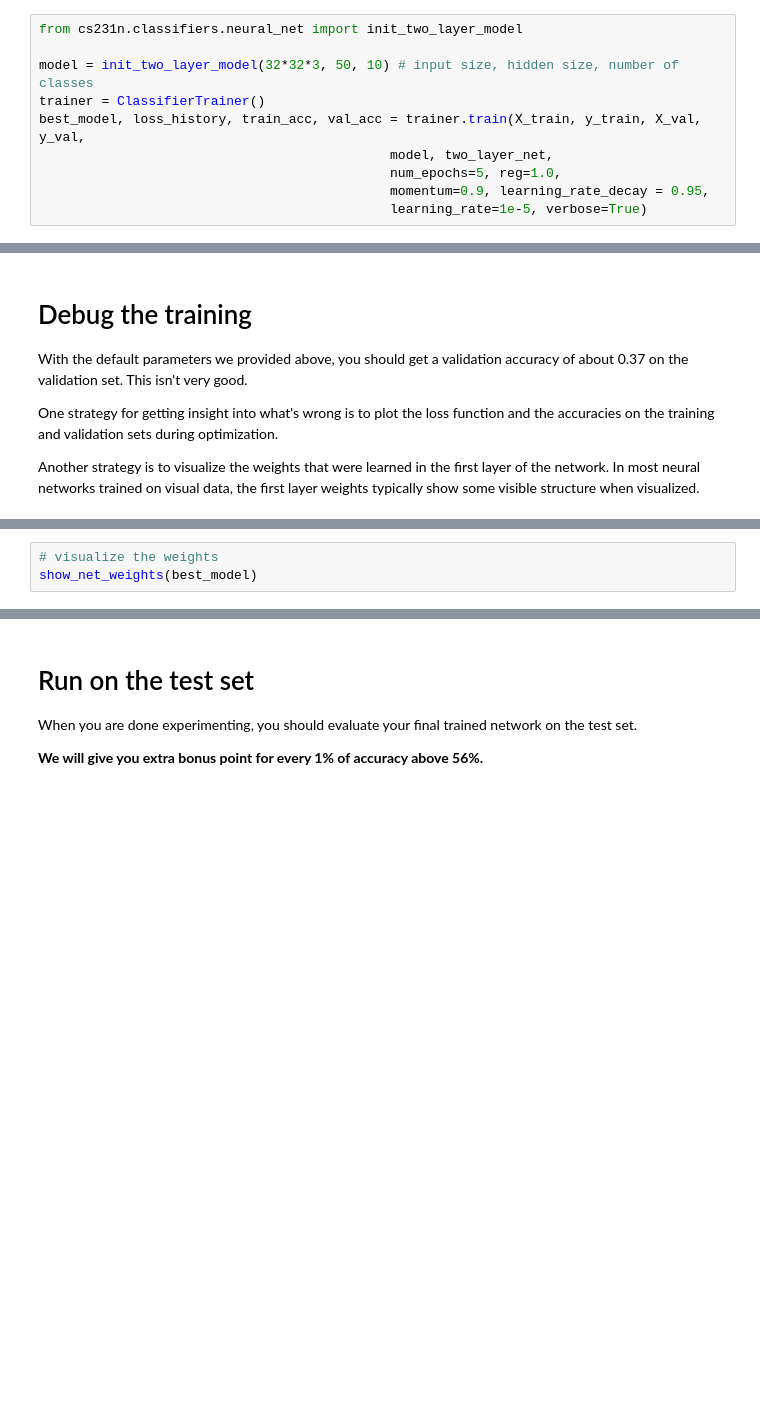
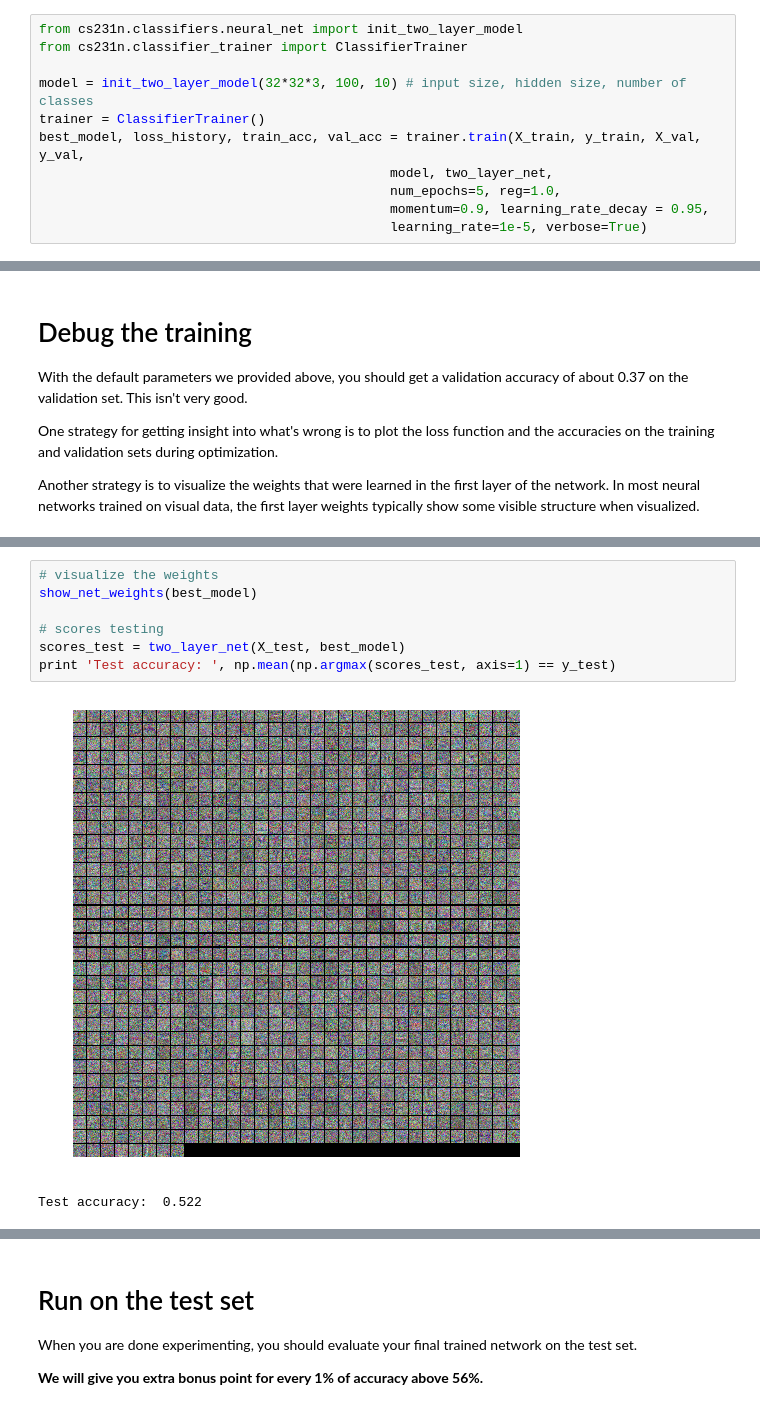
Before and after one commit to hexiang-hu/cs231n-practice, a Jupyter notebook: hw2/two_layer_net.ipynb, the cells around one changed output, grey strips where cells are left out. Saved outputs shown, nothing was run; the diff lists cells and outputs as text; blank space fills up the shorter version.

Commit message:
Complete two-layer-neural-net

```diff
--- a/hw2/two_layer_net.ipynb
+++ b/hw2/two_layer_net.ipynb
@@ -207,8 +255,9 @@ print 'Test labels shape: ', y_test.shape
 To train our network we will use SGD with momentum. In addition, we will adjust the learning rate with an exponential learning rate schedule as optimization proceeds; after each epoch, we will reduce the learning rate by multiplying it by a decay rate.
 # %%
 from cs231n.classifiers.neural_net import init_two_layer_model
+from cs231n.classifier_trainer import ClassifierTrainer
 
-model = init_two_layer_model(32*32*3, 50, 10) # input size, hidden size, number of classes
+model = init_two_layer_model(32*32*3, 100, 10) # input size, hidden size, number of classes
 trainer = ClassifierTrainer()
 best_model, loss_history, train_acc, val_acc = trainer.train(X_train, y_train, X_val, y_val,
                                              model, two_layer_net,
@@ -279,3 +396,10 @@ pass
-# %%
-# visualize the weights
-show_net_weights(best_model)
+# %%
+# visualize the weights
+show_net_weights(best_model)
+
+# scores testing
+scores_test = two_layer_net(X_test, best_model)
+print 'Test accuracy: ', np.mean(np.argmax(scores_test, axis=1) == y_test)
+# %% [output]
+[figure, added]
+Test accuracy:  0.522
```
Also changed, not shown: parts of 13 cells of this notebook, 5 other files.
